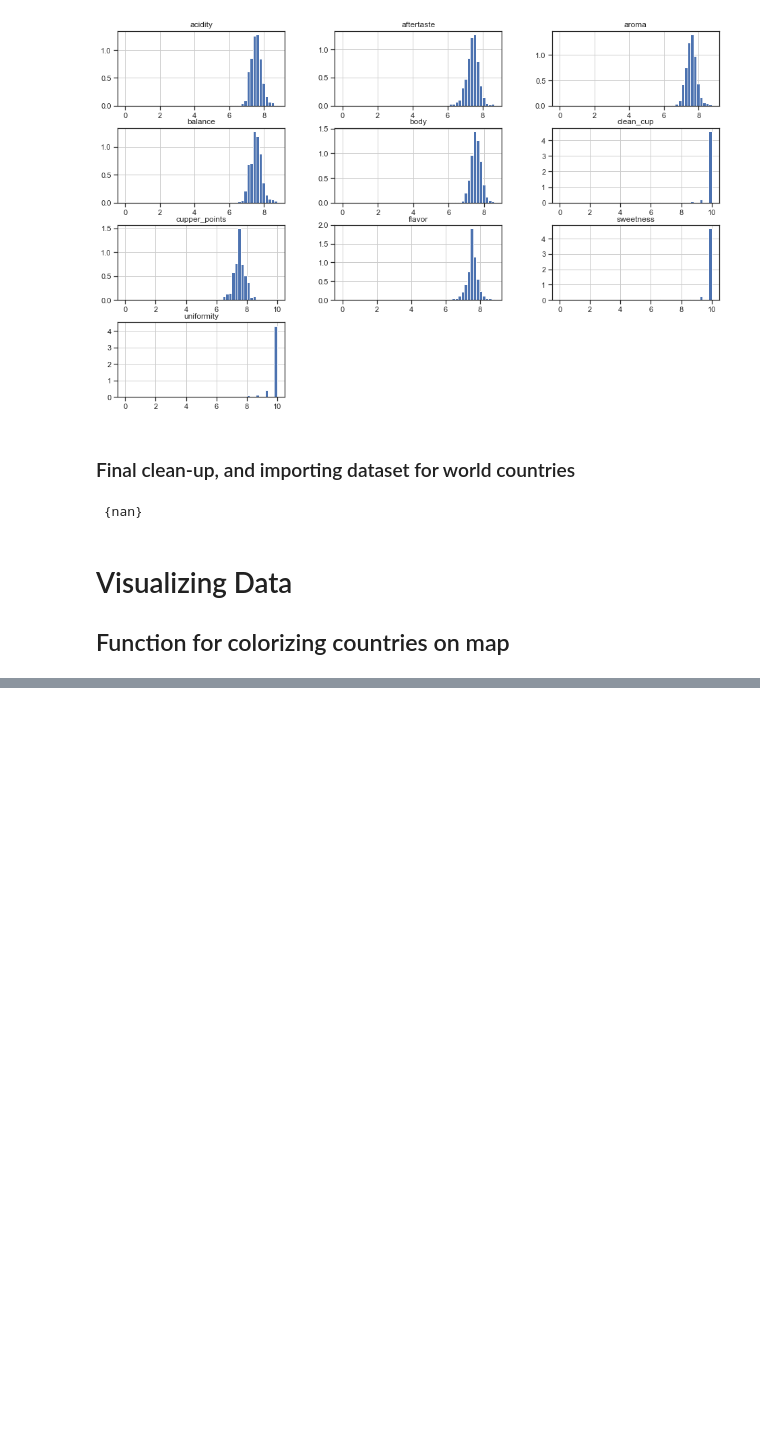
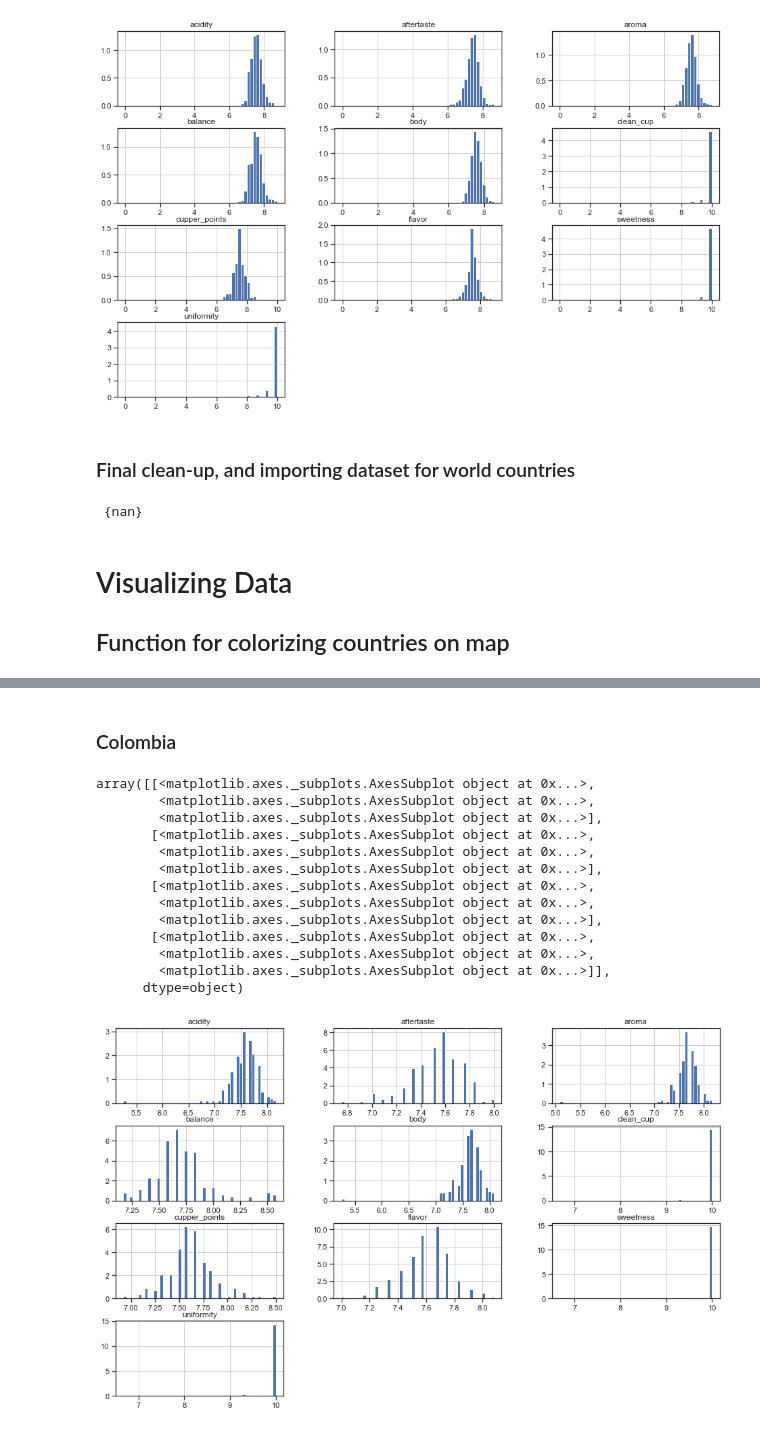
Before and after one commit to Evelyn-H/Data-Analysis-Course, a Jupyter notebook: Coffee Explorations.ipynb, the cells around one changed output, grey strips where cells are left out. Saved outputs shown, nothing was run; the diff lists cells and outputs as text; code cells hidden in the pictures; blank space fills up the shorter version.

```diff
--- a/Coffee Explorations.ipynb
+++ b/Coffee Explorations.ipynb
@@ -252,0 +267,19 @@ plt.xticks(range(len(counts)), list(counts.keys()), rotation=90)
+# %% [markdown]
+### Colombia
+# %%
+show_flavor_profile("Colombia")
+# %% [output]
+array([[<matplotlib.axes._subplots.AxesSubplot object at 0x...>,
+        <matplotlib.axes._subplots.AxesSubplot object at 0x...>,
+        <matplotlib.axes._subplots.AxesSubplot object at 0x...>],
+       [<matplotlib.axes._subplots.AxesSubplot object at 0x...>,
+        <matplotlib.axes._subplots.AxesSubplot object at 0x...>,
+        <matplotlib.axes._subplots.AxesSubplot object at 0x...>],
+       [<matplotlib.axes._subplots.AxesSubplot object at 0x...>,
+        <matplotlib.axes._subplots.AxesSubplot object at 0x...>,
+        <matplotlib.axes._subplots.AxesSubplot object at 0x...>],
+       [<matplotlib.axes._subplots.AxesSubplot object at 0x...>,
+        <matplotlib.axes._subplots.AxesSubplot object at 0x...>,
+        <matplotlib.axes._subplots.AxesSubplot object at 0x...>]],
+      dtype=object)
+[figure, added]
```
Also changed, not shown: parts of 17 cells of this notebook.
